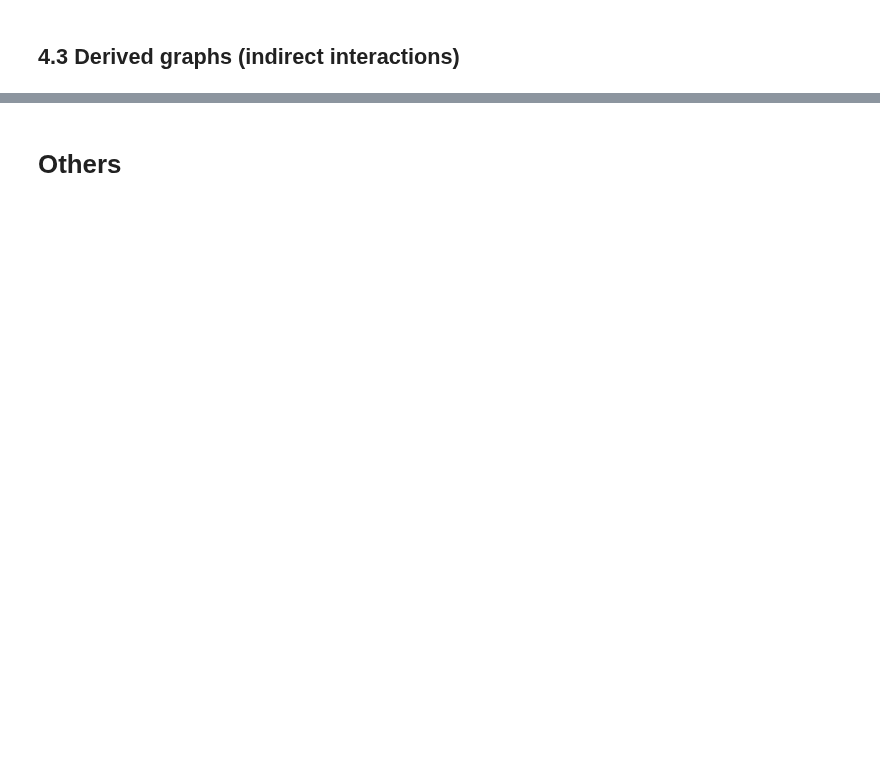
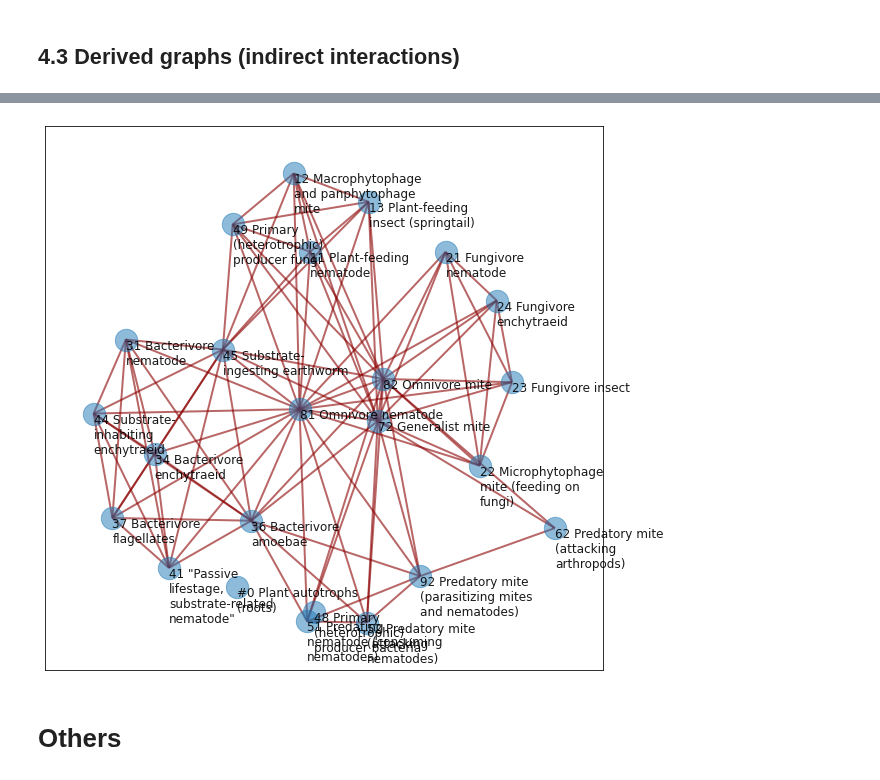
Before and after one commit to MartinMarzi/BEFANA, a Jupyter notebook: 3-network analysis.ipynb, the cells around one changed output, grey strips where cells are left out. Drawn from its saved outputs; the diff is of its cells as text; code cells hidden in the pictures; blank space fills up the shorter version.

```diff
--- a/3-network analysis.ipynb
+++ b/3-network analysis.ipynb
@@ -266,2 +337,7 @@ display(HTML(vis_G.generate_html()))
+# %%
+fig, ax = plt.subplots(figsize=(10, 10))
+draw_network(Gder_resource, ax)
+# %% [output]
+[figure, added]
 # %% [markdown]
 # Others
```
Also changed, not shown: parts of 8 cells of this notebook, 6 other files.
